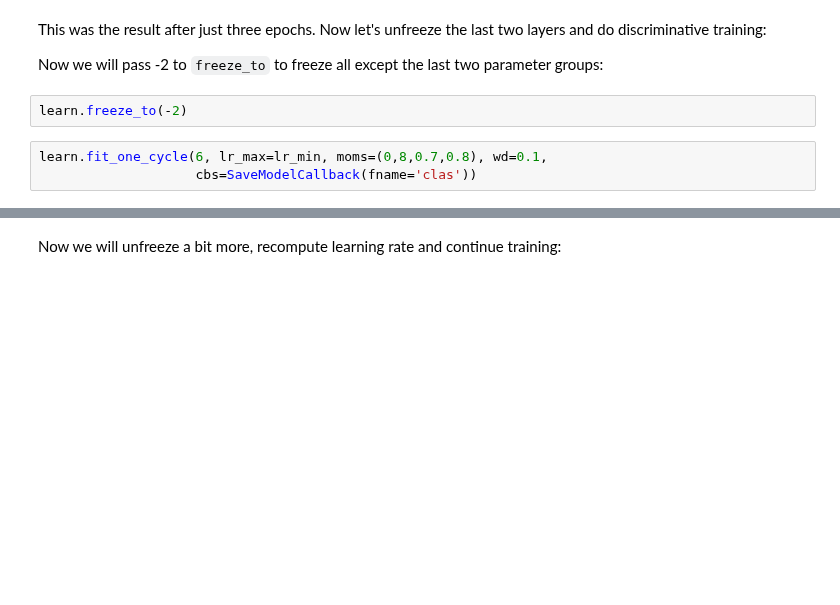
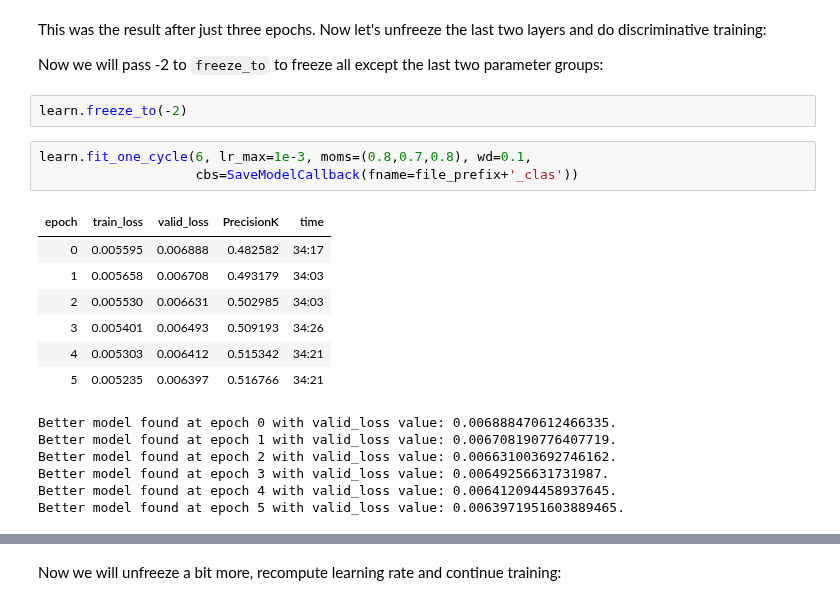
Before and after one commit to debjyotiSRoy/xcube_old, a Jupyter notebook: nbs/examples/mimic/mimic3-9k_full.ipynb, the cells around one changed output, grey strips where cells are left out. Drawn from its saved outputs; the diff is of its cells as text; blank space fills up the shorter version.

```diff
--- a/nbs/examples/mimic/mimic3-9k_full.ipynb
+++ b/nbs/examples/mimic/mimic3-9k_full.ipynb
@@ -551,5 +575,19 @@ Now we will pass -2 to `freeze_to` to freeze all except the last two parameter g
 # %%
 learn.freeze_to(-2)
 # %%
-learn.fit_one_cycle(6, lr_max=lr_min, moms=(0,8,0.7,0.8), wd=0.1,
-                    cbs=SaveModelCallback(fname='clas'))
+learn.fit_one_cycle(6, lr_max=1e-3, moms=(0.8,0.7,0.8), wd=0.1,
+                    cbs=SaveModelCallback(fname=file_prefix+'_clas'))
+# %% [output]
+| epoch | train_loss | valid_loss | PrecisionK | time |
+| 0 | 0.005595 | 0.006888 | 0.482582 | 34:17 |
+| 1 | 0.005658 | 0.006708 | 0.493179 | 34:03 |
+| 2 | 0.005530 | 0.006631 | 0.502985 | 34:03 |
+| 3 | 0.005401 | 0.006493 | 0.509193 | 34:26 |
+| 4 | 0.005303 | 0.006412 | 0.515342 | 34:21 |
+| 5 | 0.005235 | 0.006397 | 0.516766 | 34:21 |
+Better model found at epoch 0 with valid_loss value: 0.006888470612466335.
+Better model found at epoch 1 with valid_loss value: 0.006708190776407719.
+Better model found at epoch 2 with valid_loss value: 0.006631003692746162.
+Better model found at epoch 3 with valid_loss value: 0.00649256631731987.
+Better model found at epoch 4 with valid_loss value: 0.006412094458937645.
+Better model found at epoch 5 with valid_loss value: 0.0063971951603889465.
```
Also changed, not shown: parts of 26 cells of this notebook, 5 other files.
